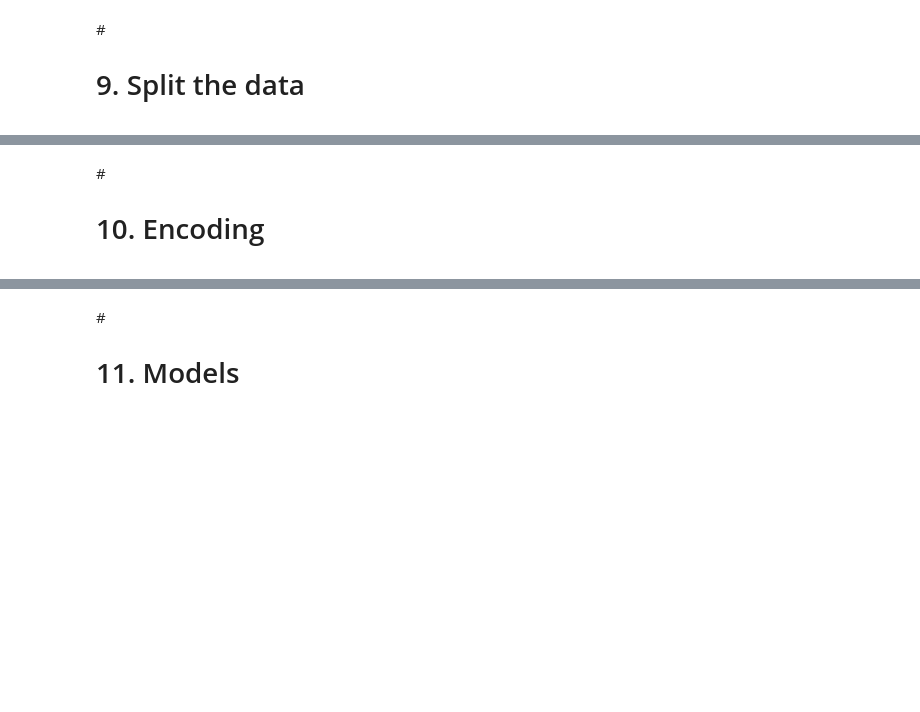
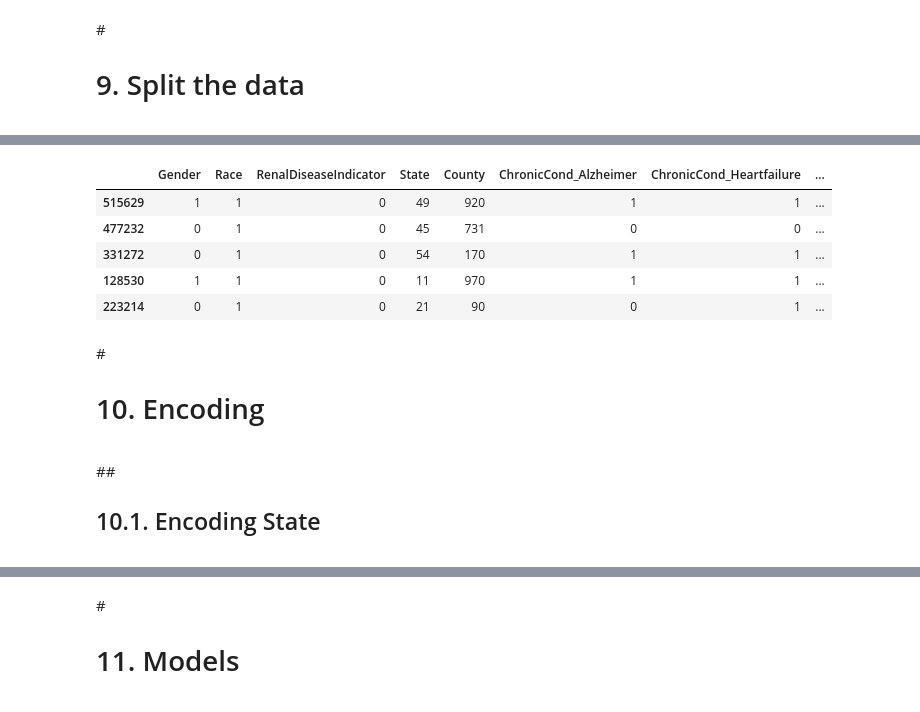
Before and after one commit to NaveenVuppula/Healthcare-Provider-Fraud-Detection-Analysis, a Jupyter notebook: Healthcare_Provider_Fraud_Detection_Analysis.ipynb, the cells around one changed output, grey strips where cells are left out. Drawn from its saved outputs; the diff is of its cells as text; code cells hidden in the pictures; blank space fills up the shorter version.

```diff
--- a/Healthcare_Provider_Fraud_Detection_Analysis.ipynb
+++ b/Healthcare_Provider_Fraud_Detection_Analysis.ipynb
@@ -1158,2 +1250,11 @@ df_train.head()
+# %%
+X_train.head()
+# %% [output]
+|  | Gender | Race | RenalDiseaseIndicator | State | County | ChronicCond_Alzheimer | ChronicCond_Heartfailure | ... |
+| 515629 | 1 | 1 | 0 | 49 | 920 | 1 | 1 | ... |
+| 477232 | 0 | 1 | 0 | 45 | 731 | 0 | 0 | ... |
+| 331272 | 0 | 1 | 0 | 54 | 170 | 1 | 1 | ... |
+| 128530 | 1 | 1 | 0 | 11 | 970 | 1 | 1 | ... |
+| 223214 | 0 | 1 | 0 | 21 | 90 | 0 | 1 | ... |
 # %% [markdown]
 #<h1>10. Encoding
@@ -1159,0 +1284,2 @@ df_train.head()
+# %% [markdown]
+##<h2>10.1. Encoding State
```
Also changed, not shown: parts of 32 cells of this notebook.
